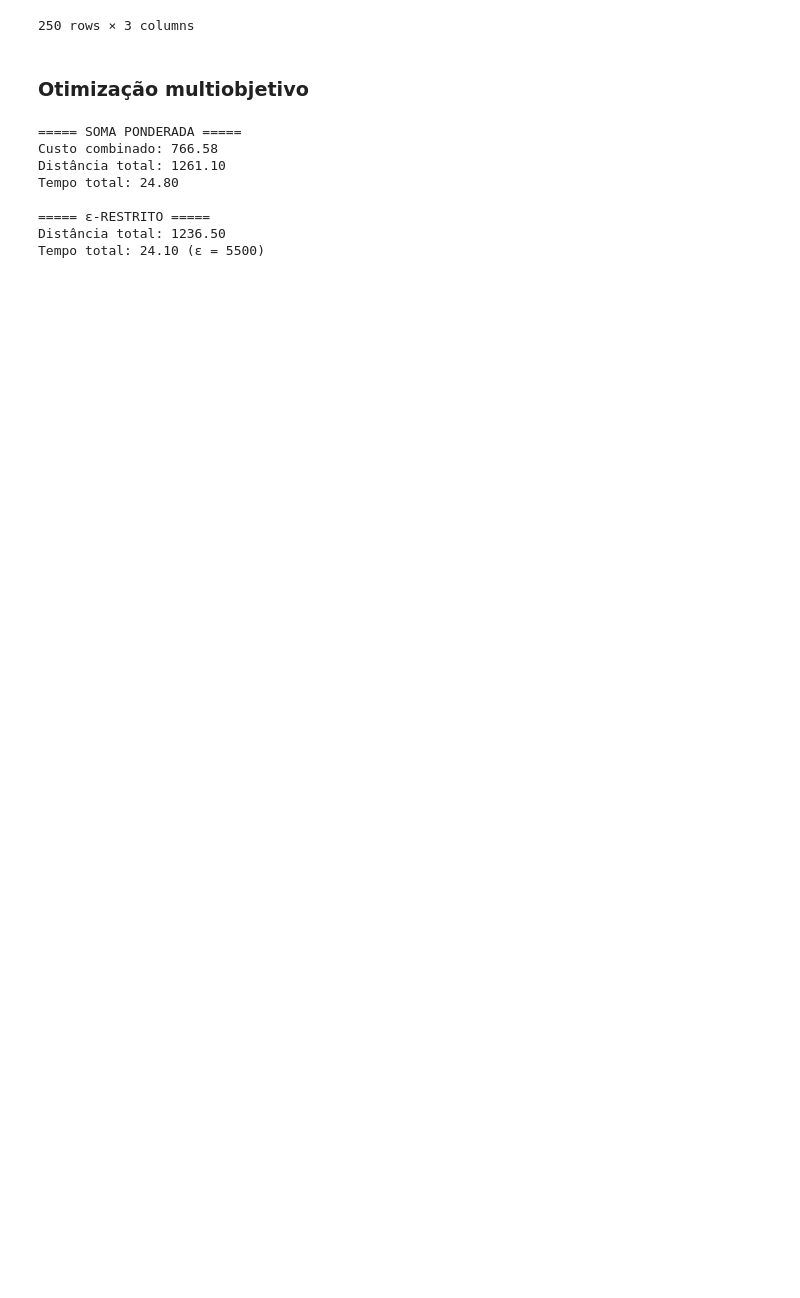
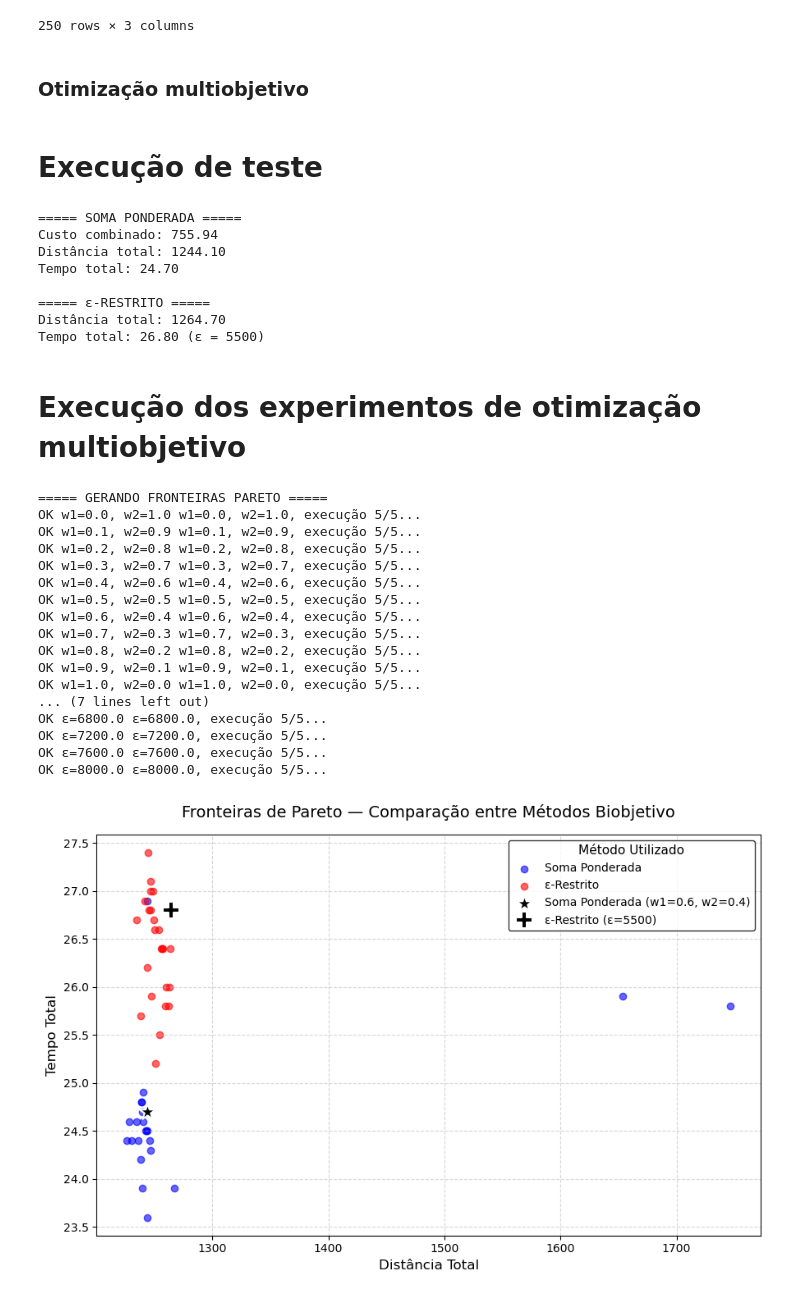
Before and after one commit to acpDaniel/Travelling-Salesman-Problem-TSP, a Jupyter notebook: tsp.ipynb, the cells around one changed output. Drawn from its saved outputs; the diff is of its cells as text; code cells hidden in the pictures; blank space fills up the shorter version.

Commit message:
feat: :sparkles: improve pareto frontier generator

```diff
--- a/tsp.ipynb
+++ b/tsp.ipynb
@@ -743,7 +870,16 @@ def gvns_epsilon(problema, rota_inicial, epsilon, lmax=1, kmax=3, max_iter=1000,
+# %% [markdown]
+# Execução de teste
+# %%
+""""
+PARAMETROS PARA TESTE
+"""
+max_iter = 100 # bom número para a solução do problema de distância (de acordo com a comparação das soluções acima)
+n_exec = 5     # número de execuções para gerar a fronteira de Pareto
 # %%
+
 rota0 = construtiva_vizinho_mais_proximo(problema, "distancia")
 
-rota_pw, custo_pw, hist_pw = gvns_soma_ponderada(problema, rota0, w1=0.6, w2=0.4, lmax=1, kmax=3, max_iter=100)
+rota_pw, custo_pw, hist_pw = gvns_soma_ponderada(problema, rota0, w1=0.6, w2=0.4, lmax=1, kmax=3, max_iter=max_iter)
 custo_dist = custo_rota(problema, rota_pw, "distancia")
 custo_tempo = custo_rota(problema, rota_pw, "tempo")
 print("===== SOMA PONDERADA =====")
@@ -761,10 +897,38 @@ else:
     print("Nenhuma rota encontrada que respeite o limite de tempo especificado.")
 # %% [output]
 ===== SOMA PONDERADA =====
-Custo combinado: 766.58
-Distância total: 1261.10
-Tempo total: 24.80
+Custo combinado: 755.94
+Distância total: 1244.10
+Tempo total: 24.70
 
 ===== ε-RESTRITO =====
-Distância total: 1236.50
-Tempo total: 24.10 (ε = 5500)
+Distância total: 1264.70
+Tempo total: 26.80 (ε = 5500)
+# %% [markdown]
+# Execução dos experimentos de otimização multiobjetivo
+# %%
+# ----- FRONTEIRA DE PARETO (com 5 execuções e 20 soluções por fronteira) -----
+gerar_fronteiras_pareto(
+    problema, rota0, n_exec=n_exec, max_iter=max_iter,
+    rota_pw=rota_pw, custo_pw=custo_pw, custo_dist=custo_dist, custo_tempo=custo_tempo,
+    rota_pe=rota_pe, custo_pe=custo_pe, tempo_pe=tempo_pe, epsilon=epsilon
+)
+# %% [output]
+===== GERANDO FRONTEIRAS PARETO =====
+OK w1=0.0, w2=1.0 w1=0.0, w2=1.0, execução 5/5...
+OK w1=0.1, w2=0.9 w1=0.1, w2=0.9, execução 5/5...
+OK w1=0.2, w2=0.8 w1=0.2, w2=0.8, execução 5/5...
+OK w1=0.3, w2=0.7 w1=0.3, w2=0.7, execução 5/5...
+OK w1=0.4, w2=0.6 w1=0.4, w2=0.6, execução 5/5...
+OK w1=0.5, w2=0.5 w1=0.5, w2=0.5, execução 5/5...
+OK w1=0.6, w2=0.4 w1=0.6, w2=0.4, execução 5/5...
+OK w1=0.7, w2=0.3 w1=0.7, w2=0.3, execução 5/5...
+OK w1=0.8, w2=0.2 w1=0.8, w2=0.2, execução 5/5...
+OK w1=0.9, w2=0.1 w1=0.9, w2=0.1, execução 5/5...
+OK w1=1.0, w2=0.0 w1=1.0, w2=0.0, execução 5/5...
+... (7 lines left out)
+OK ε=6800.0 ε=6800.0, execução 5/5...
+OK ε=7200.0 ε=7200.0, execução 5/5...
+OK ε=7600.0 ε=7600.0, execução 5/5...
+OK ε=8000.0 ε=8000.0, execução 5/5...
+[figure, added]
```
Also changed, not shown: parts of 6 cells of this notebook.
